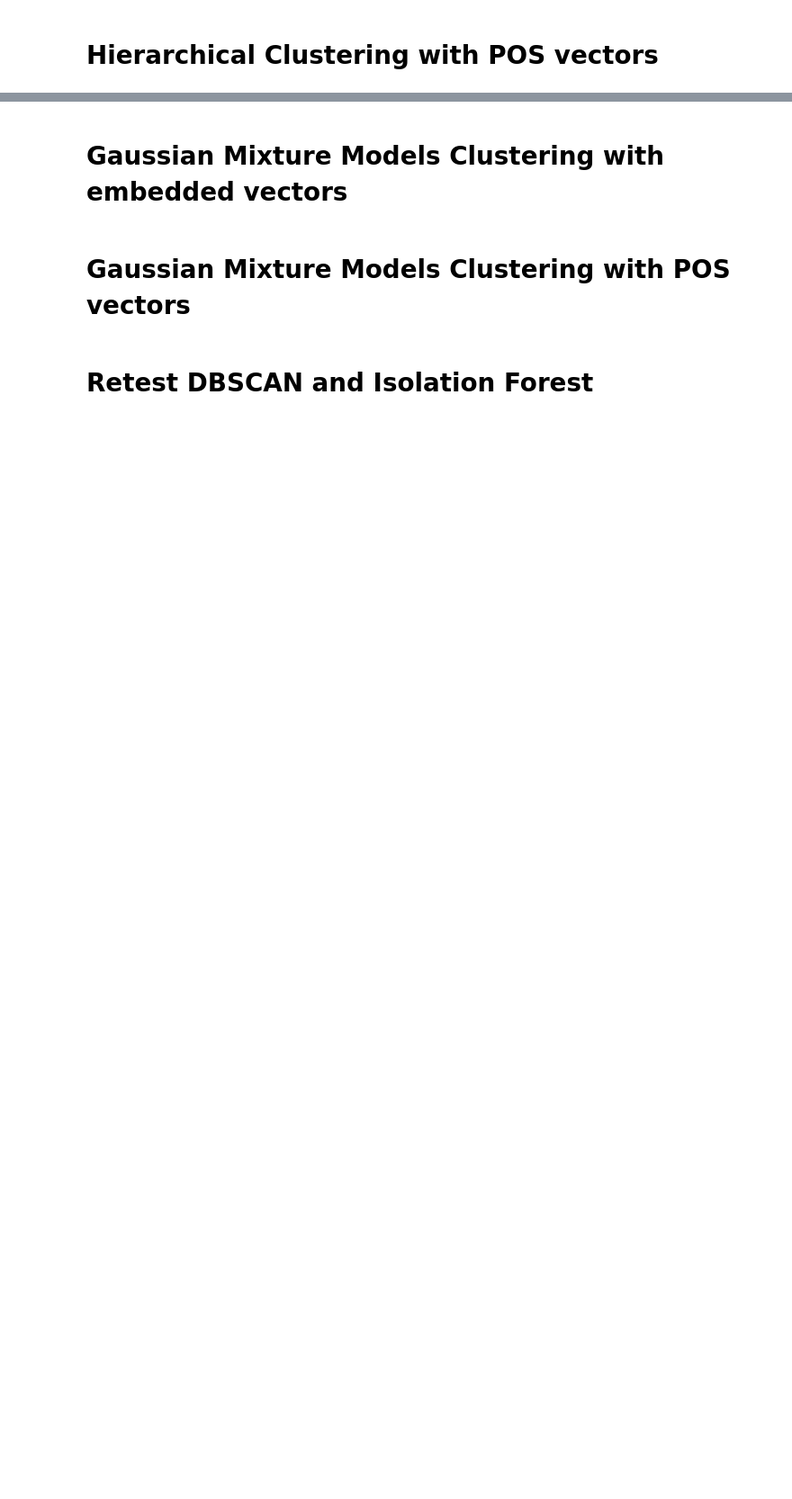
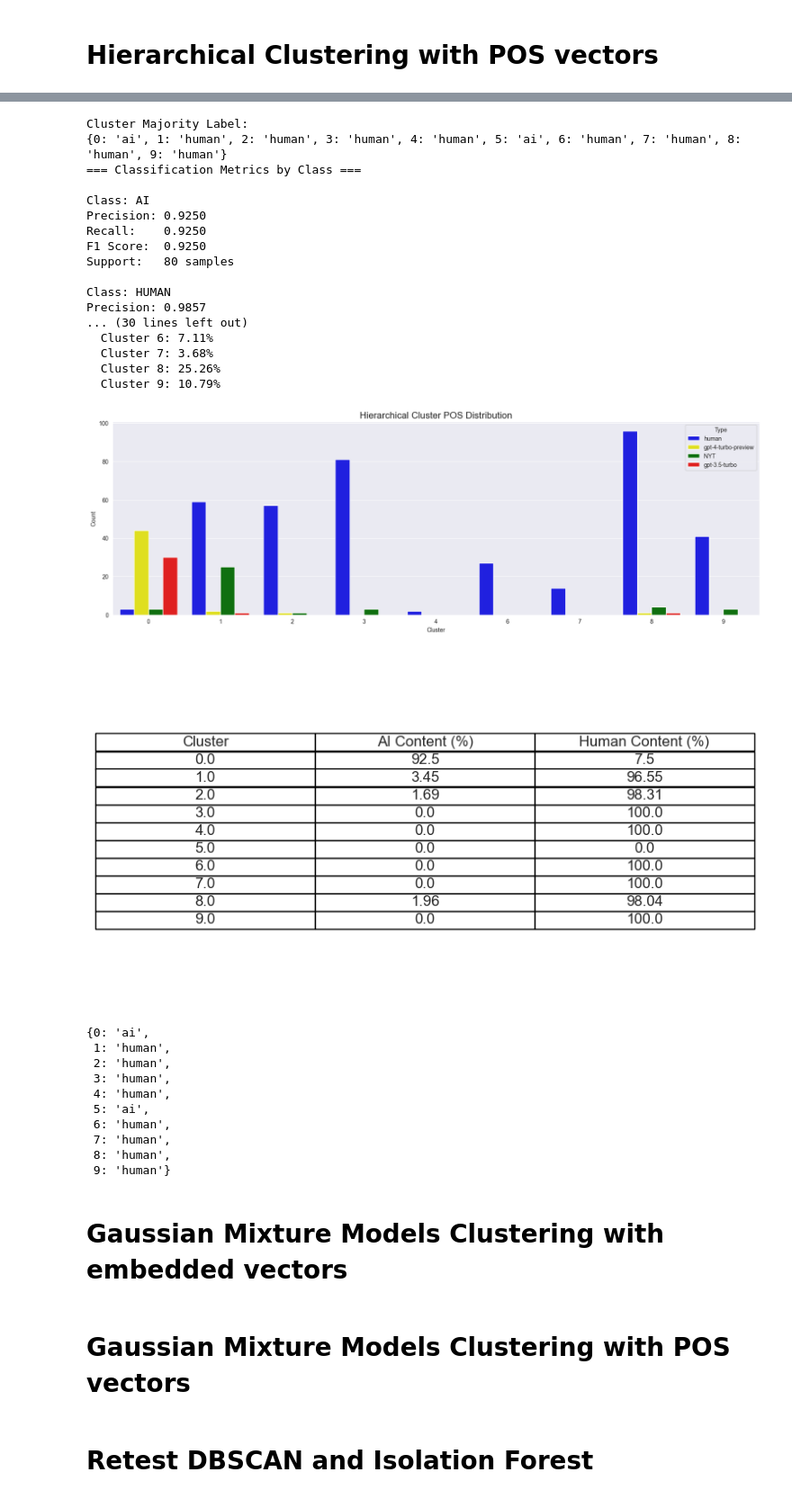
Before and after one commit to lilousicard/DetectingAI_Text, a Jupyter notebook: src/Machine_Learning/official_experiment.ipynb, the cells around one changed output, grey strips where cells are left out. Shown at 90% size. Cells and saved outputs as stored; diff of their text form; code cells hidden in the pictures; blank space fills up the shorter version.

```diff
--- a/src/Machine_Learning/official_experiment.ipynb
+++ b/src/Machine_Learning/official_experiment.ipynb
@@ -405,3 +601,37 @@ analyze_and_display_clusters(hierarchical_test_results_emb, len(hierarchical_cen
+# %%
+hierarchical_test_results_pos = test_hierarchical(testing_data_pos, hierarchical_centroids_pos)
+hierarchical_test_pos_distribution = calculate_cluster_percentages(hierarchical_test_results_pos)
+analyze_and_display_clusters(hierarchical_test_results_pos, len(hierarchical_centroids_pos), 'Hierarchical Cluster POS Distribution')
+# %% [output]
+Cluster Majority Label:
+{0: 'ai', 1: 'human', 2: 'human', 3: 'human', 4: 'human', 5: 'ai', 6: 'human', 7: 'human', 8: 'human', 9: 'human'}
+=== Classification Metrics by Class ===
+
+Class: AI
+Precision: 0.9250
+Recall:    0.9250
+F1 Score:  0.9250
+Support:   80 samples
+
+Class: HUMAN
+Precision: 0.9857
+... (30 lines left out)
+  Cluster 6: 7.11%
+  Cluster 7: 3.68%
+  Cluster 8: 25.26%
+  Cluster 9: 10.79%
+[figure, added]
+[figure, added]
+{0: 'ai',
+ 1: 'human',
+ 2: 'human',
+ 3: 'human',
+ 4: 'human',
+ 5: 'ai',
+ 6: 'human',
+ 7: 'human',
+ 8: 'human',
+ 9: 'human'}
 # %% [markdown]
 # Gaussian Mixture Models Clustering with embedded vectors
 # %% [markdown]
```
Also changed, not shown: parts of 15 cells of this notebook, 1 other file.
